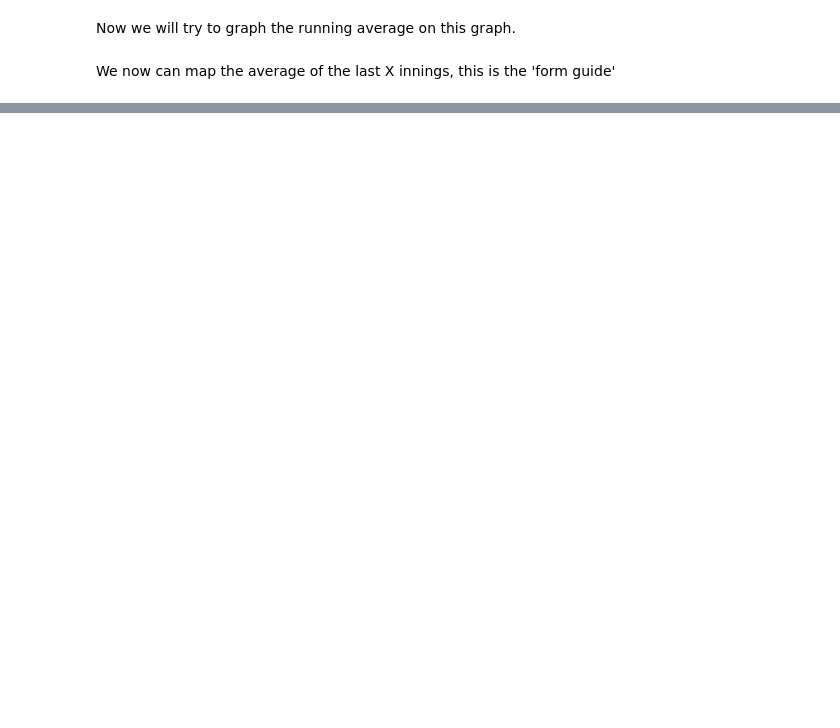
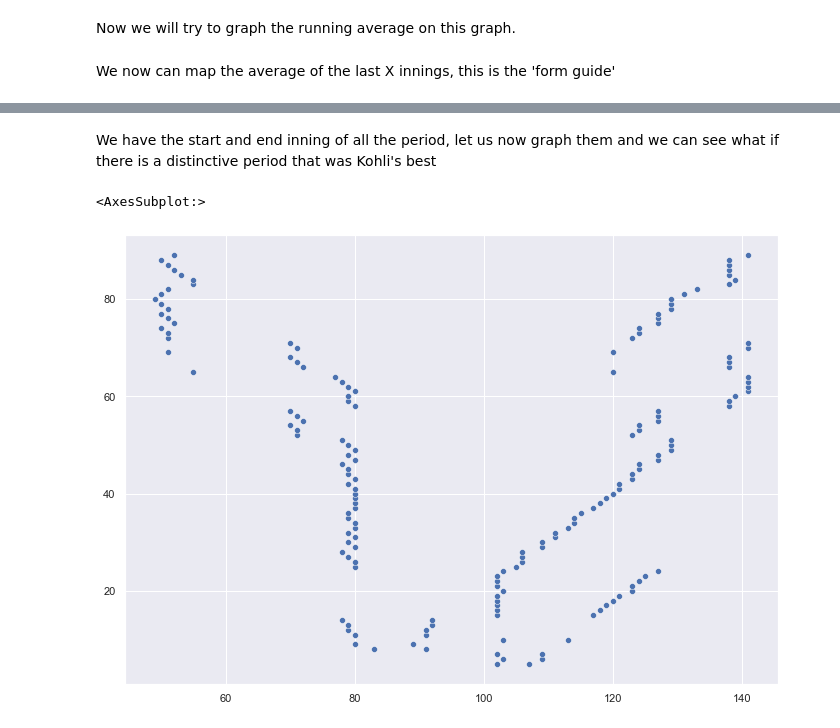
Before and after one commit to abhiramjoshi/cricket_analytics, a Jupyter notebook: codebase/Kohli/kohli_analysis.ipynb, the cells around one changed output, grey strips where cells are left out. Cells and saved outputs as stored; diff of their text form; code cells hidden in the pictures; blank space fills up the shorter version.

```diff
--- a/codebase/Kohli/kohli_analysis.ipynb
+++ b/codebase/Kohli/kohli_analysis.ipynb
@@ -550,0 +830,6 @@ for result in results:
+# %%
+max_ave_in_periods = [max(kohli_periodic_stats[period], key=lambda x: kohli_periodic_stats[period][x]['averages']['runs']) for period in kohli_periodic_stats]
+# %%
+max_ave_in_periods = [(kohli_periodic_stats[list(kohli_periodic_stats.keys())[i]][period]['averages']['runs'], period) for i,period in enumerate(max_ave_in_periods)]
+# %%
+maip = [x for x in zip([key for key in kohli_periodic_stats], max_ave_in_periods)]
@@ -550,0 +848,10 @@ for result in results:
+# %% [markdown]
+We have the start and end inning of all the period, let us now graph them and we can see what if there is a distinctive period that was Kohli's best
+# %%
+points = sorted([(int(x),int(val[0])) for val in maip for x in val[1][1].split(':')], key=lambda x: x[0])
+# %%
+sns.set(rc={'figure.figsize':(11.7,8.27)})
+sns.scatterplot([p[0] for p in points], [p[1] for p in points])
+# %% [output]
+<AxesSubplot:>
+[figure, added]
```
Also changed, not shown: parts of 135 cells of this notebook, 2 other files.
